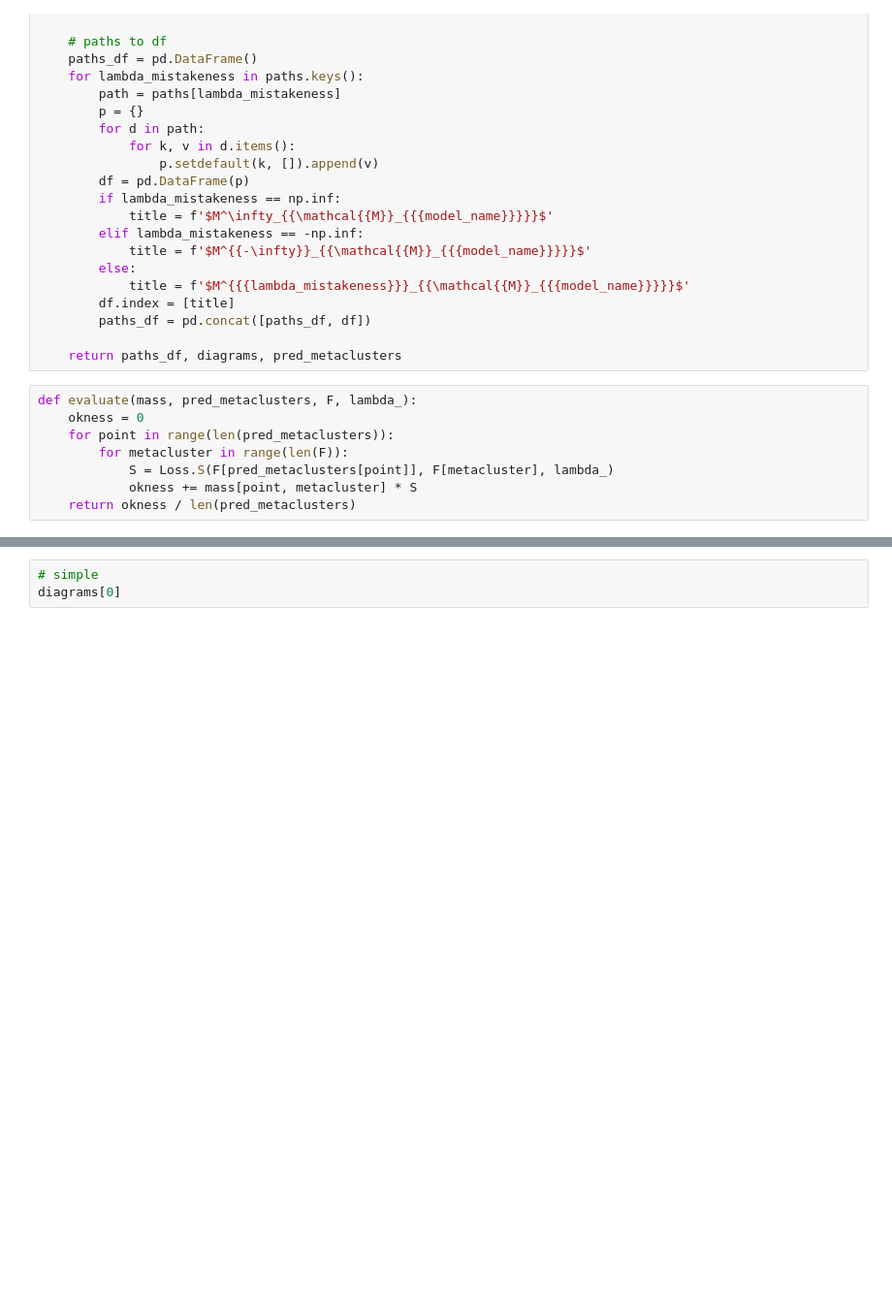
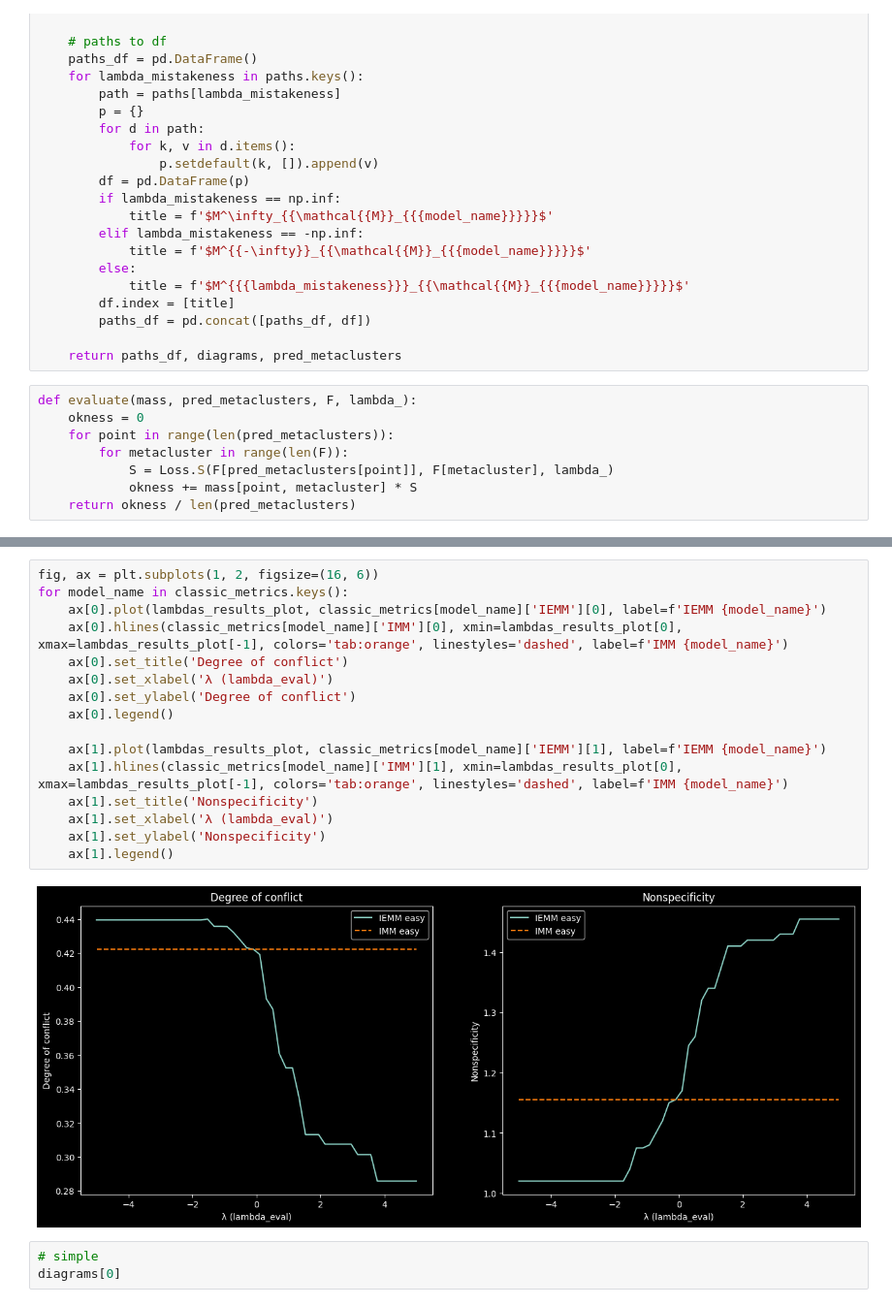
Before and after one commit to victorsouza89/iemm, a Jupyter notebook: experiments/iemm_notebook.ipynb, the cells around one changed output, grey strips where cells are left out. Shown at 97% size. Cells and saved outputs as stored; diff of their text form; blank space fills up the shorter version.

Commit message:
tests classical metrics for validation

```diff
--- a/experiments/iemm_notebook.ipynb
+++ b/experiments/iemm_notebook.ipynb
@@ -381,6 +431,24 @@ for model_name, (mass, F, lambda_num) in masses_to_test.items():
     plt.grid()
 # %% [output]
 [figure]
+# %%
+fig, ax = plt.subplots(1, 2, figsize=(16, 6))
+for model_name in classic_metrics.keys():
+    ax[0].plot(lambdas_results_plot, classic_metrics[model_name]['IEMM'][0], label=f'IEMM {model_name}')
+    ax[0].hlines(classic_metrics[model_name]['IMM'][0], xmin=lambdas_results_plot[0], xmax=lambdas_results_plot[-1], colors='tab:orange', linestyles='dashed', label=f'IMM {model_name}')
+    ax[0].set_title('Degree of conflict')
+    ax[0].set_xlabel('λ (lambda_eval)')
+    ax[0].set_ylabel('Degree of conflict')
+    ax[0].legend()
+
+    ax[1].plot(lambdas_results_plot, classic_metrics[model_name]['IEMM'][1], label=f'IEMM {model_name}')
+    ax[1].hlines(classic_metrics[model_name]['IMM'][1], xmin=lambdas_results_plot[0], xmax=lambdas_results_plot[-1], colors='tab:orange', linestyles='dashed', label=f'IMM {model_name}')
+    ax[1].set_title('Nonspecificity')
+    ax[1].set_xlabel('λ (lambda_eval)')
+    ax[1].set_ylabel('Nonspecificity')
+    ax[1].legend()
+# %% [output]
+[figure, added]
 # %%
 # simple
 diagrams[0]
```
Also changed, not shown: parts of 4 cells of this notebook, 52 other files.
